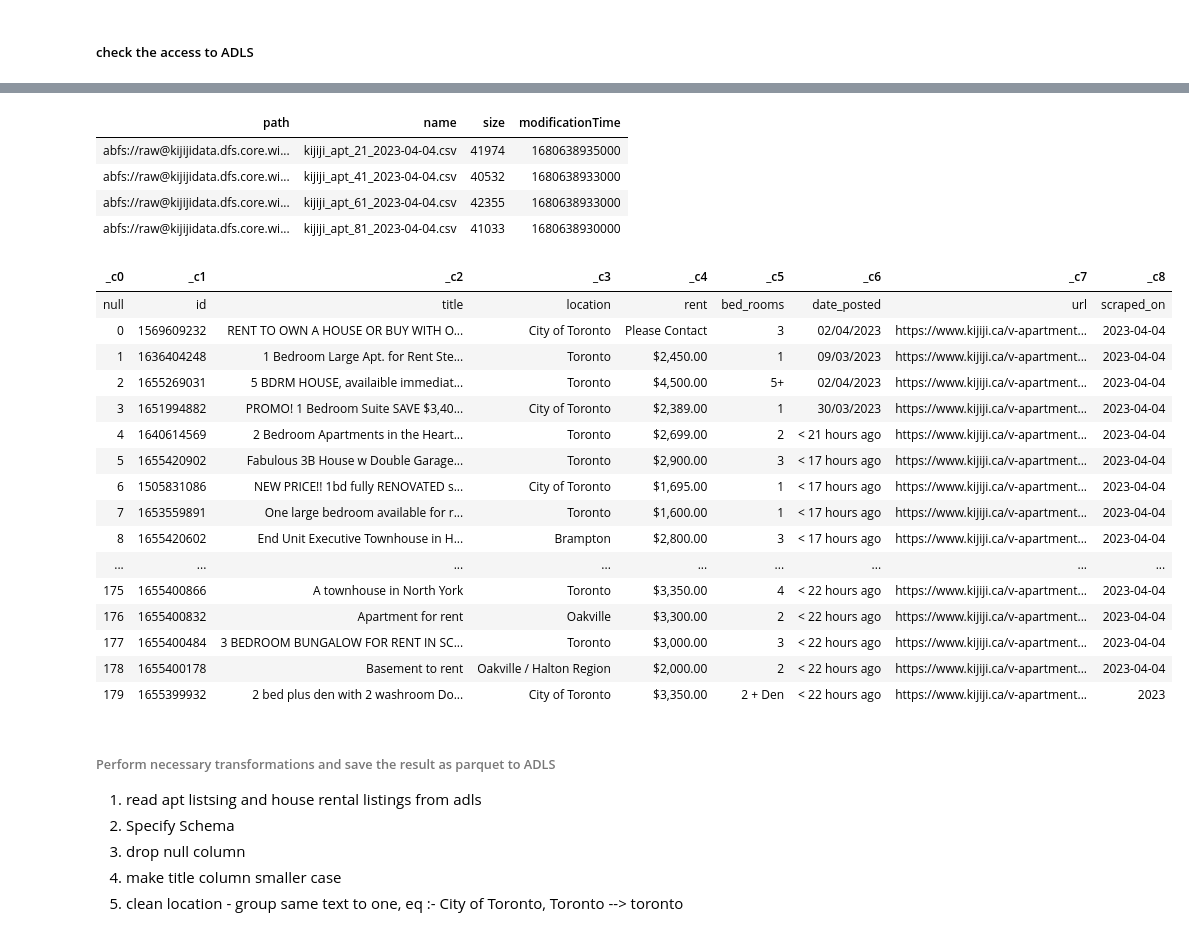
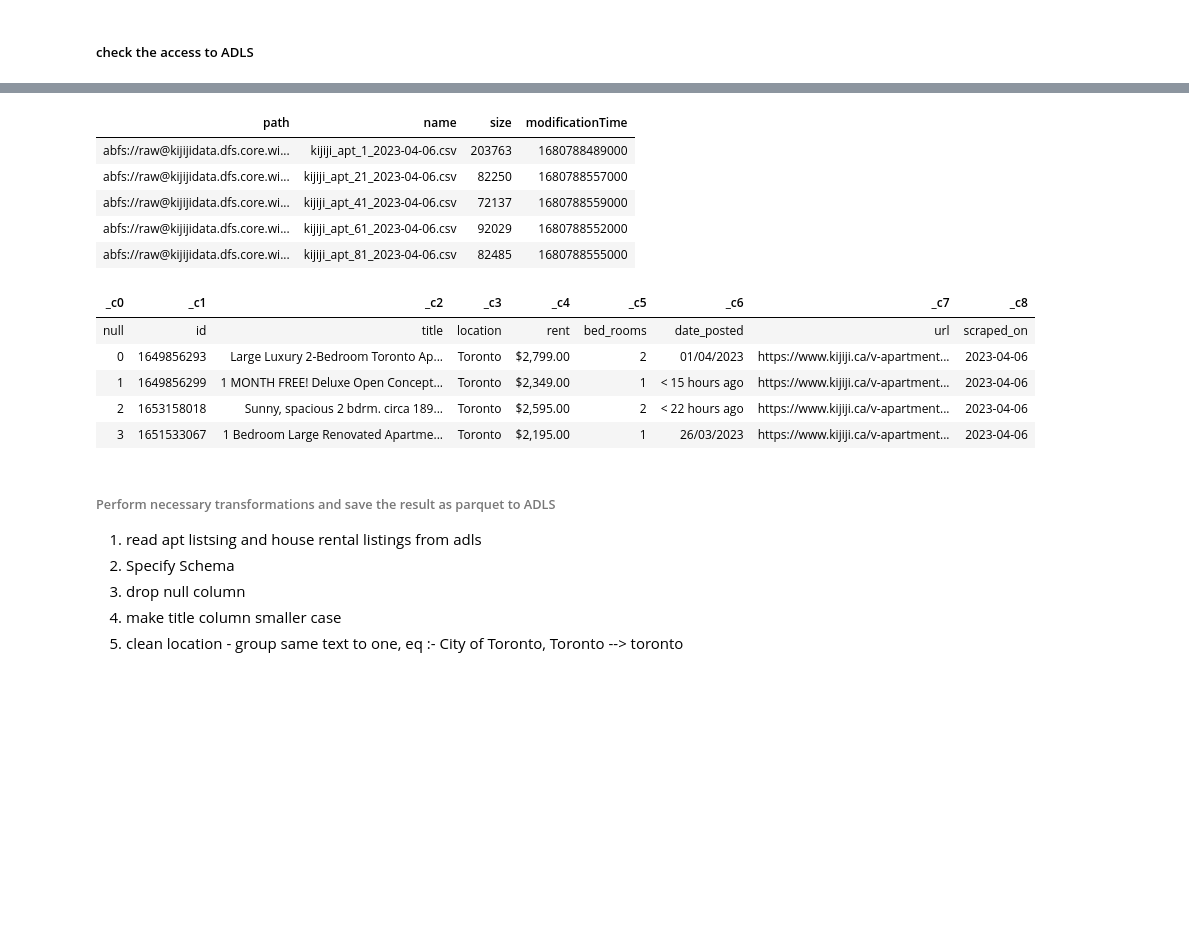
Before and after one commit to amald94/kijiji_etl_azure, a Jupyter notebook: notebooks/kijiji_ingest_apt.ipynb, the cells around one changed output, grey strips where cells are left out. Drawn from its saved outputs; the diff is of its cells as text; code cells hidden in the pictures; blank space fills up the shorter version.

```diff
--- a/notebooks/kijiji_ingest_apt.ipynb
+++ b/notebooks/kijiji_ingest_apt.ipynb
@@ -42,31 +41,21 @@ display(dbutils.fs.ls("abfs://raw@kijijidata.dfs.core.windows.net/apt/"))
 # %%
-display(dbutils.fs.ls("abfs://raw@kijijidata.dfs.core.windows.net/apt/2023-04-04/"))
+display(dbutils.fs.ls("abfs://raw@kijijidata.dfs.core.windows.net/apt/2023-04-06/"))
 # %% [output]
 | path | name | size | modificationTime |
-| abfs://raw@kijijidata.dfs.core.wi... | kijiji_apt_21_2023-04-04.csv | 41974 | 1680638935000 |
-| abfs://raw@kijijidata.dfs.core.wi... | kijiji_apt_41_2023-04-04.csv | 40532 | 1680638933000 |
-| abfs://raw@kijijidata.dfs.core.wi... | kijiji_apt_61_2023-04-04.csv | 42355 | 1680638933000 |
-| abfs://raw@kijijidata.dfs.core.wi... | kijiji_apt_81_2023-04-04.csv | 41033 | 1680638930000 |
+| abfs://raw@kijijidata.dfs.core.wi... | kijiji_apt_1_2023-04-06.csv | 203763 | 1680788489000 |
+| abfs://raw@kijijidata.dfs.core.wi... | kijiji_apt_21_2023-04-06.csv | 82250 | 1680788557000 |
+| abfs://raw@kijijidata.dfs.core.wi... | kijiji_apt_41_2023-04-06.csv | 72137 | 1680788559000 |
+| abfs://raw@kijijidata.dfs.core.wi... | kijiji_apt_61_2023-04-06.csv | 92029 | 1680788552000 |
+| abfs://raw@kijijidata.dfs.core.wi... | kijiji_apt_81_2023-04-06.csv | 82485 | 1680788555000 |
 # %%
-display(spark.read.csv("abfs://raw@kijijidata.dfs.core.windows.net/apt/2023-04-04/kijiji_apt_21_2023-04-04.csv"))
+display(spark.read.csv("abfs://raw@kijijidata.dfs.core.windows.net/apt/2023-04-06/kijiji_apt_1_2023-04-06.csv").limit(5))
 # %% [output]
 | _c0 | _c1 | _c2 | _c3 | _c4 | _c5 | _c6 | _c7 | _c8 |
 | null | id | title | location | rent | bed_rooms | date_posted | url | scraped_on |
-| 0 | 1569609232 | RENT TO OWN A HOUSE OR BUY WITH O... | City of Toronto | Please Contact | 3 | 02/04/2023 | https://www.kijiji.ca/v-apartment... | 2023-04-04 |
-| 1 | 1636404248 | 1 Bedroom Large Apt. for Rent Ste... | Toronto | $2,450.00 | 1 | 09/03/2023 | https://www.kijiji.ca/v-apartment... | 2023-04-04 |
-| 2 | 1655269031 | 5 BDRM HOUSE, availaible immediat... | Toronto | $4,500.00 | 5+ | 02/04/2023 | https://www.kijiji.ca/v-apartment... | 2023-04-04 |
-| 3 | 1651994882 | PROMO! 1 Bedroom Suite SAVE $3,40... | City of Toronto | $2,389.00 | 1 | 30/03/2023 | https://www.kijiji.ca/v-apartment... | 2023-04-04 |
-| 4 | 1640614569 | 2 Bedroom Apartments in the Heart... | Toronto | $2,699.00 | 2 | < 21 hours ago | https://www.kijiji.ca/v-apartment... | 2023-04-04 |
-| 5 | 1655420902 | Fabulous 3B House w Double Garage... | Toronto | $2,900.00 | 3 | < 17 hours ago | https://www.kijiji.ca/v-apartment... | 2023-04-04 |
-| 6 | 1505831086 | NEW PRICE!! 1bd fully RENOVATED s... | City of Toronto | $1,695.00 | 1 | < 17 hours ago | https://www.kijiji.ca/v-apartment... | 2023-04-04 |
-| 7 | 1653559891 | One large bedroom available for r... | Toronto | $1,600.00 | 1 | < 17 hours ago | https://www.kijiji.ca/v-apartment... | 2023-04-04 |
-| 8 | 1655420602 | End Unit Executive Townhouse in H... | Brampton | $2,800.00 | 3 | < 17 hours ago | https://www.kijiji.ca/v-apartment... | 2023-04-04 |
-| ... | ... | ... | ... | ... | ... | ... | ... | ... |
-| 175 | 1655400866 | A townhouse in North York | Toronto | $3,350.00 | 4 | < 22 hours ago | https://www.kijiji.ca/v-apartment... | 2023-04-04 |
-| 176 | 1655400832 | Apartment for rent | Oakville | $3,300.00 | 2 | < 22 hours ago | https://www.kijiji.ca/v-apartment... | 2023-04-04 |
-| 177 | 1655400484 | 3 BEDROOM BUNGALOW FOR RENT IN SC... | Toronto | $3,000.00 | 3 | < 22 hours ago | https://www.kijiji.ca/v-apartment... | 2023-04-04 |
-| 178 | 1655400178 | Basement to rent | Oakville / Halton Region | $2,000.00 | 2 | < 22 hours ago | https://www.kijiji.ca/v-apartment... | 2023-04-04 |
-| 179 | 1655399932 | 2 bed plus den with 2 washroom Do... | City of Toronto | $3,350.00 | 2 + Den | < 22 hours ago | https://www.kijiji.ca/v-apartment... | 2023 |
+| 0 | 1649856293 | Large Luxury 2-Bedroom Toronto Ap... | Toronto | $2,799.00 | 2 | 01/04/2023 | https://www.kijiji.ca/v-apartment... | 2023-04-06 |
+| 1 | 1649856299 | 1 MONTH FREE! Deluxe Open Concept... | Toronto | $2,349.00 | 1 | < 15 hours ago | https://www.kijiji.ca/v-apartment... | 2023-04-06 |
+| 2 | 1653158018 | Sunny, spacious 2 bdrm. circa 189... | Toronto | $2,595.00 | 2 | < 22 hours ago | https://www.kijiji.ca/v-apartment... | 2023-04-06 |
+| 3 | 1651533067 | 1 Bedroom Large Renovated Apartme... | Toronto | $2,195.00 | 1 | 26/03/2023 | https://www.kijiji.ca/v-apartment... | 2023-04-06 |
 # %% [markdown]
 ###### Perform necessary transformations and save the result as parquet to ADLS
 1. read apt listsing and house rental listings from adls
```
Also changed, not shown: parts of 16 cells of this notebook, 4 other files.
